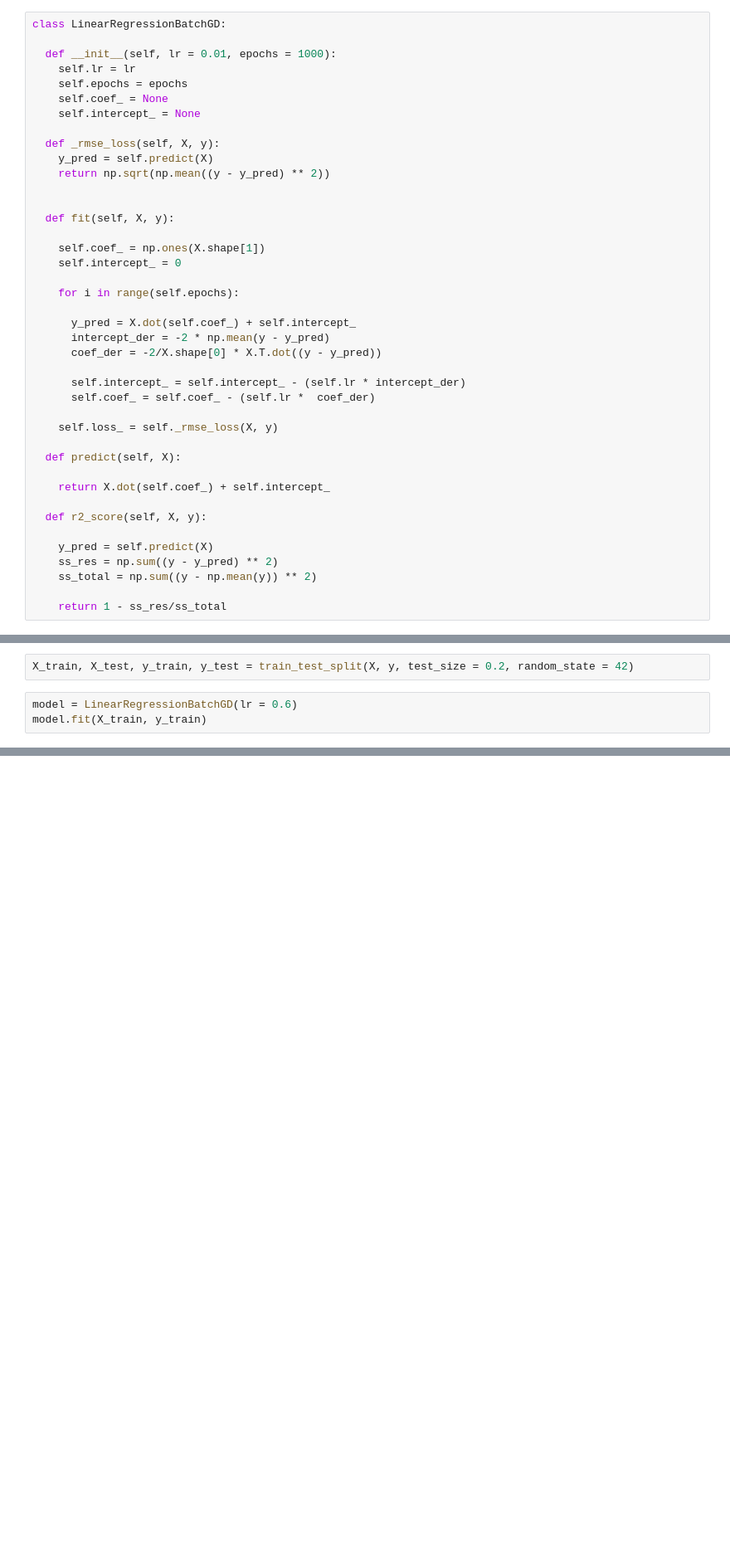
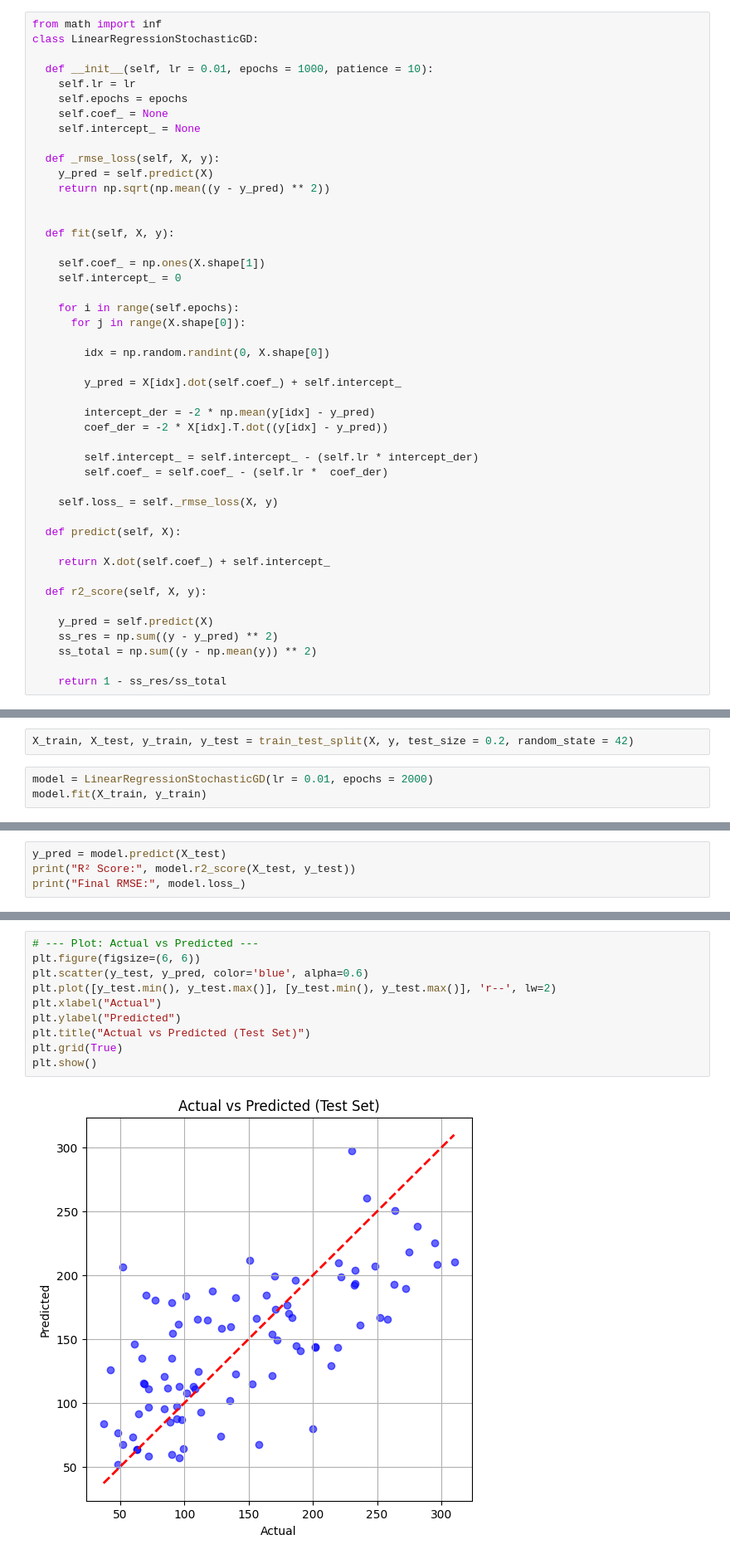
Before and after one commit to mounikarevanuru/mlfoundations, a Jupyter notebook: algorithms/linear_regression/linear_regression_stochastic_gradient_descent_from_scratch.ipynb, the cells around one changed output, grey strips where cells are left out. Shown at 83% size. Saved outputs shown, nothing was run; the diff lists cells and outputs as text; blank space fills up the shorter version.

```diff
--- a/algorithms/linear_regression/linear_regression_stochastic_gradient_descent_from_scratch.ipynb
+++ b/algorithms/linear_regression/linear_regression_stochastic_gradient_descent_from_scratch.ipynb
@@ -7,7 +8,8 @@ from sklearn.model_selection import train_test_split
 # %%
-class LinearRegressionBatchGD:
+from math import inf
+class LinearRegressionStochasticGD:
 
-  def __init__(self, lr = 0.01, epochs = 1000):
+  def __init__(self, lr = 0.01, epochs = 1000, patience = 10):
     self.lr = lr
     self.epochs = epochs
     self.coef_ = None
@@ -24,13 +26,17 @@ class LinearRegressionBatchGD:
     self.intercept_ = 0
 
     for i in range(self.epochs):
+      for j in range(X.shape[0]):
 
-      y_pred = X.dot(self.coef_) + self.intercept_
-      intercept_der = -2 * np.mean(y - y_pred)
-      coef_der = -2/X.shape[0] * X.T.dot((y - y_pred))
+        idx = np.random.randint(0, X.shape[0])
 
-      self.intercept_ = self.intercept_ - (self.lr * intercept_der)
-      self.coef_ = self.coef_ - (self.lr *  coef_der)
+        y_pred = X[idx].dot(self.coef_) + self.intercept_
+
+        intercept_der = -2 * np.mean(y[idx] - y_pred)
+        coef_der = -2 * X[idx].T.dot((y[idx] - y_pred))
+
+        self.intercept_ = self.intercept_ - (self.lr * intercept_der)
+        self.coef_ = self.coef_ - (self.lr *  coef_der)
 
     self.loss_ = self._rmse_loss(X, y)
 
@@ -72,5 +78,5 @@ y = diabetes.target
 # %%
 X_train, X_test, y_train, y_test = train_test_split(X, y, test_size = 0.2, random_state = 42)
 # %%
-model = LinearRegressionBatchGD(lr = 0.6)
+model = LinearRegressionStochasticGD(lr = 0.01, epochs = 2000)
 model.fit(X_train, y_train)
@@ -97,0 +83,4 @@ print(model.predict(X_test))
+# %%
+y_pred = model.predict(X_test)
+print("R² Score:", model.r2_score(X_test, y_test))
+print("Final RMSE:", model.loss_)
@@ -112,0 +101,12 @@ RMSE loss: 53.90852302552439
+# %%
+# --- Plot: Actual vs Predicted ---
+plt.figure(figsize=(6, 6))
+plt.scatter(y_test, y_pred, color='blue', alpha=0.6)
+plt.plot([y_test.min(), y_test.max()], [y_test.min(), y_test.max()], 'r--', lw=2)
+plt.xlabel("Actual")
+plt.ylabel("Predicted")
+plt.title("Actual vs Predicted (Test Set)")
+plt.grid(True)
+plt.show()
+# %% [output]
+[figure, added]
```
Also changed, not shown: parts of 6 cells of this notebook.
